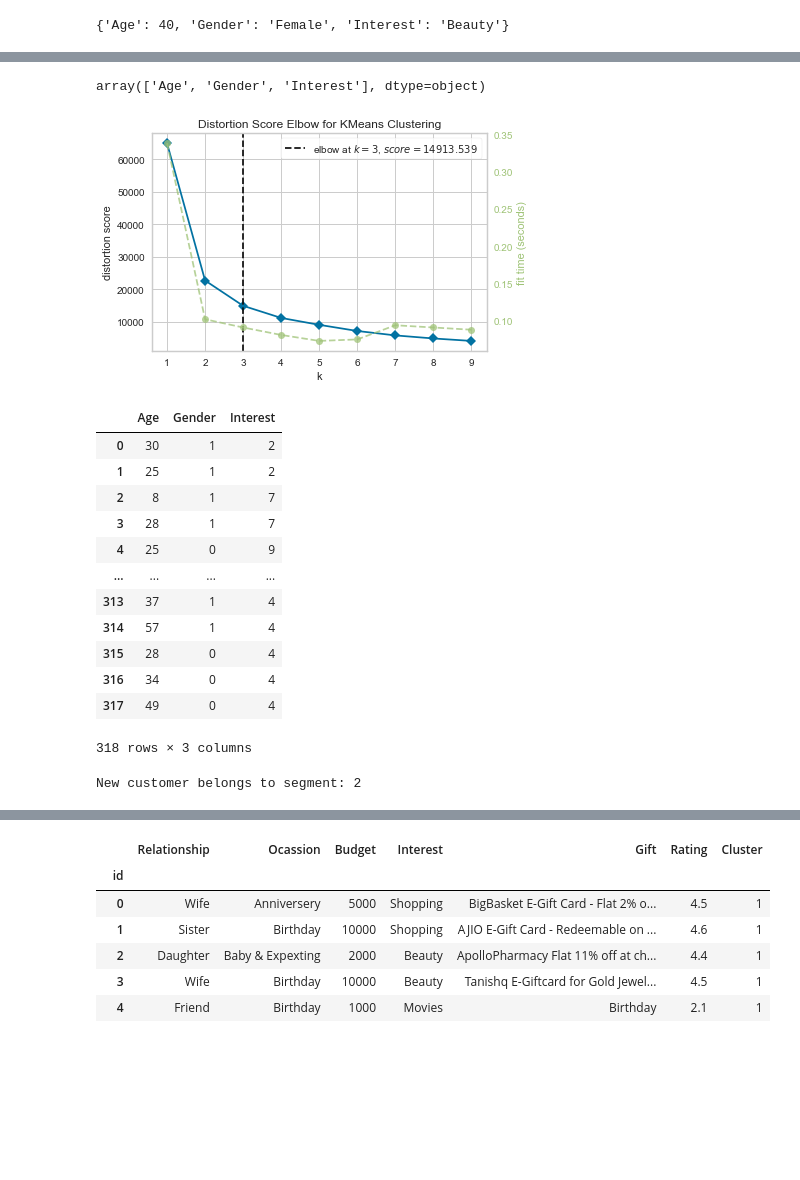
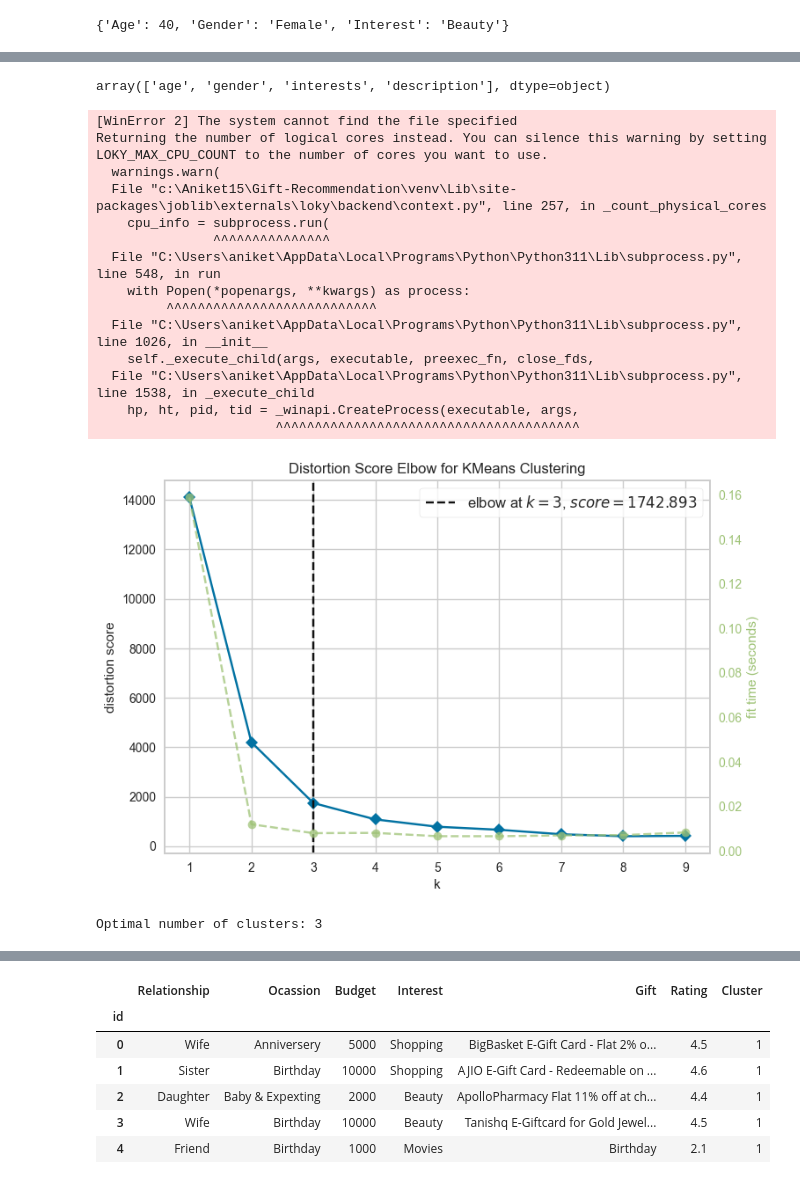
Before and after one commit to Aniket52kr/gift-recommendation, a Jupyter notebook: k_means_newdataset.ipynb, the cells around one changed output, grey strips where cells are left out. Saved outputs shown, nothing was run; the diff lists cells and outputs as text; code cells hidden in the pictures; blank space fills up the shorter version.

```diff
--- a/k_means_newdataset.ipynb
+++ b/k_means_newdataset.ipynb
@@ -13,6 +73,6 @@ user_input
 import pandas as pd
 # %%
 # Importing the dataset
-dataset = pd.read_csv('dataset.csv')
+dataset = pd.read_csv('Assignment.csv')
 dataset
 # %% [output]
@@ -119,6 +173,6 @@ array(['Age', 'Gender', 'Relationship', 'Occasion', 'Budget', 'MaxBudget',
 # %%
 
 # drop unnecessary columns from dataframe
-df.drop(['Relationship','Occasion','Budget','Max_Budget','Gift','Rating','Link','Image_Link'],axis=1, inplace=True)
+df.drop(['relationship','occasion','budget','gift_name','rating','link','image_link'],axis=1, inplace=True)
 df
 # %% [output]
@@ -127,54 +193,52 @@ KeyError: "['Max_Budget', 'Image_Link'] not found in axis"
 new_headers = df.columns.values
 new_headers
 # %% [output]
-array(['Age', 'Gender', 'Interest'], dtype=object)
+array(['age', 'gender', 'interests', 'description'], dtype=object)
 # %%
 from sklearn.cluster import KMeans
 from yellowbrick.cluster import KElbowVisualizer
+import pandas as pd
 
+# Assume df is your dataframe
+# Apply one-hot encoding to all categorical columns
+df_encoded = pd.get_dummies(df, drop_first=True)
+
+# Create a KMeans model and use the KElbowVisualizer
 model = KMeans()
 visualizer = KElbowVisualizer(model, k=(1, 10))
 
 # Fit the data to the visualizer
-visualizer.fit(df)
+visualizer.fit(df_encoded)
 
 # Display the elbow plot
 visualizer.show()
-k= visualizer.elbow_value_
+
+# Get the optimal number of clusters (elbow value)
+k = visualizer.elbow_value_
+print("Optimal number of clusters:", k)
 # %% [output]
+[WinError 2] The system cannot find the file specified
+Returning the number of logical cores instead. You can silence this warning by setting LOKY_MAX_CPU_COUNT to the number of cores you want to use.
+  warnings.warn(
+  File "c:\Aniket15\Gift-Recommendation\venv\Lib\site-packages\joblib\externals\loky\backend\context.py", line 257, in _count_physical_cores
+    cpu_info = subprocess.run(
+               ^^^^^^^^^^^^^^^
+  File "C:\Users\aniket\AppData\Local\Programs\Python\Python311\Lib\subprocess.py", line 548, in run
+    with Popen(*popenargs, **kwargs) as process:
+         ^^^^^^^^^^^^^^^^^^^^^^^^^^^
+  File "C:\Users\aniket\AppData\Local\Programs\Python\Python311\Lib\subprocess.py", line 1026, in __init__
+    self._execute_child(args, executable, preexec_fn, close_fds,
+  File "C:\Users\aniket\AppData\Local\Programs\Python\Python311\Lib\subprocess.py", line 1538, in _execute_child
+    hp, ht, pid, tid = _winapi.CreateProcess(executable, args,
+                       ^^^^^^^^^^^^^^^^^^^^^^^^^^^^^^^^^^^^^^^
-[figure, old version]
+[figure, new version]
+Optimal number of clusters: 3
 # %%
-#training the K-means model on a dataset
-kmeans = KMeans(n_clusters = k, init='k-means++', random_state= 42)
-customer_segments = kmeans.fit_predict(df)
-df
+# Initialize KMeans model
+kmeans = KMeans(n_clusters=k, init='k-means++', random_state=42)
+
+# Fit the KMeans model and predict cluster labels
+customer_segments = kmeans.fit_predict(df_encoded)
+
+# Add cluster labels to the dataframe
+df_encoded['cluster'] = customer_segments
-# %% [output]
-|  | Age | Gender | Interest |
-| 0 | 30 | 1 | 2 |
-| 1 | 25 | 1 | 2 |
-| 2 | 8 | 1 | 7 |
-| 3 | 28 | 1 | 7 |
-| 4 | 25 | 0 | 9 |
-| ... | ... | ... | ... |
-| 313 | 37 | 1 | 4 |
-| 314 | 57 | 1 | 4 |
-| 315 | 28 | 0 | 4 |
-| 316 | 34 | 0 | 4 |
-| 317 | 49 | 0 | 4 |
-318 rows × 3 columns
-# %%
-# Create a new customer and predict the segment it belongs to
-input_customer_data = {
-       'Age': [40],
-       'Gender': [2],
-       'Interest': [1],
-}
-
-new_customer = pd.DataFrame(input_customer_data)
-new_customer_segment = kmeans.predict(new_customer[new_headers])
-new_customer_segment[0]
-
-# Print the predicted segment for the new customer
-print('New customer belongs to segment:', new_customer_segment[0])
-# %% [output]
-New customer belongs to segment: 2
```
Also changed, not shown: parts of 12 cells of this notebook, 5 other files.
